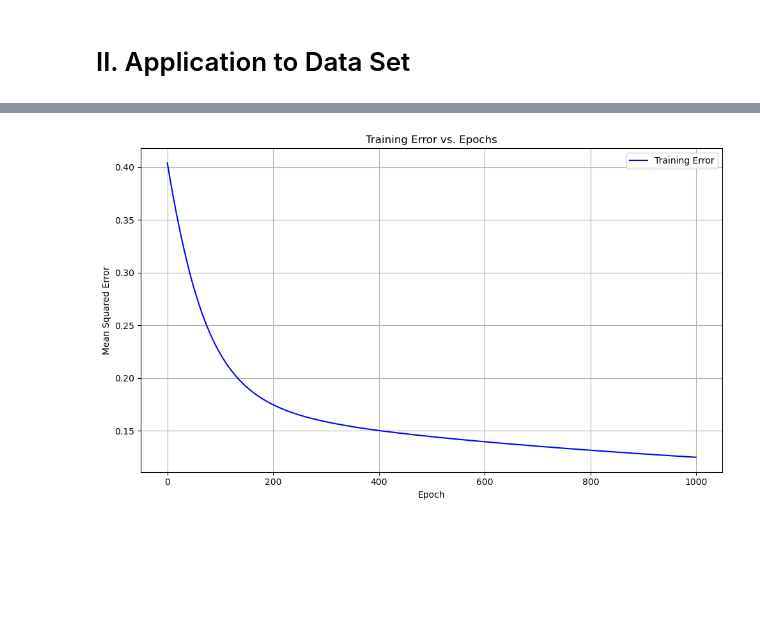
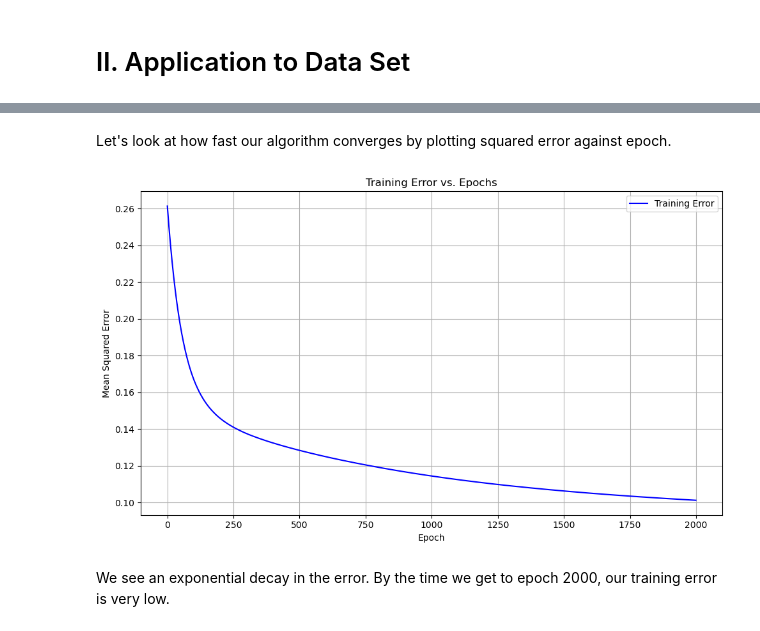
Before and after one commit to legendschwab/cmor438individual, a Jupyter notebook: Supervised Machine Learning/4. Neural Networks/neuralnetworkcmor438.ipynb, the cells around one changed output, grey strips where cells are left out. Drawn from its saved outputs; the diff is of its cells as text; code cells hidden in the pictures; blank space fills up the shorter version.

```diff
--- a/Supervised Machine Learning/4. Neural Networks/neuralnetworkcmor438.ipynb
+++ b/Supervised Machine Learning/4. Neural Networks/neuralnetworkcmor438.ipynb
@@ -122,12 +199,6 @@ scaler = StandardScaler()
 X_train_scaled = scaler.fit_transform(X_train)
 X_test_scaled = scaler.transform(X_test)
 
-# 3. Define and fit the neural network
+# Fit the neural network with 10 nodes in hidden layer
 model = Neural_Networks(layer_sizes = [3, 10, 1])
-model_errors = model.train(X_train_scaled, y_train.reshape(-1,1))
-
-# 4. Evaluate the model
-y_pred = model.predict(X_test_scaled)
-y_pred_labels = (y_pred >= 0.5).astype(int)
-print(f"Accuracy:{accuracy_score(y_test, y_pred_labels)}")
-print("Classification Report:\n", classification_report(y_test, y_pred_labels))
+train_errors = model.train(X_train_scaled, y_train.reshape(-1,1))
@@ -152,14 +205,18 @@ weighted avg       0.64      0.80      0.71        20
+# %% [markdown]
+Let's look at how fast our algorithm converges by plotting squared error against epoch.
 # %%
 # Plotting training error vs. epochs
-epochs = np.arange(len(model_errors))
+epochs = np.arange(len(train_errors))
 plt.figure(figsize=(10, 6))
-plt.plot(epochs, model_errors, label='Training Error', color='blue')
+plt.plot(epochs, train_errors, label='Training Error', color='blue')
 plt.xlabel('Epoch')
 plt.ylabel('Mean Squared Error')
 plt.title('Training Error vs. Epochs')
 plt.grid(True)
 plt.legend()
 plt.tight_layout()
 plt.show()
 # %% [output]
-[figure, old version]
+[figure, new version]
+# %% [markdown]
+We see an exponential decay in the error. By the time we get to epoch 2000, our training error is very low.
```
Also changed, not shown: parts of 12 cells of this notebook.
